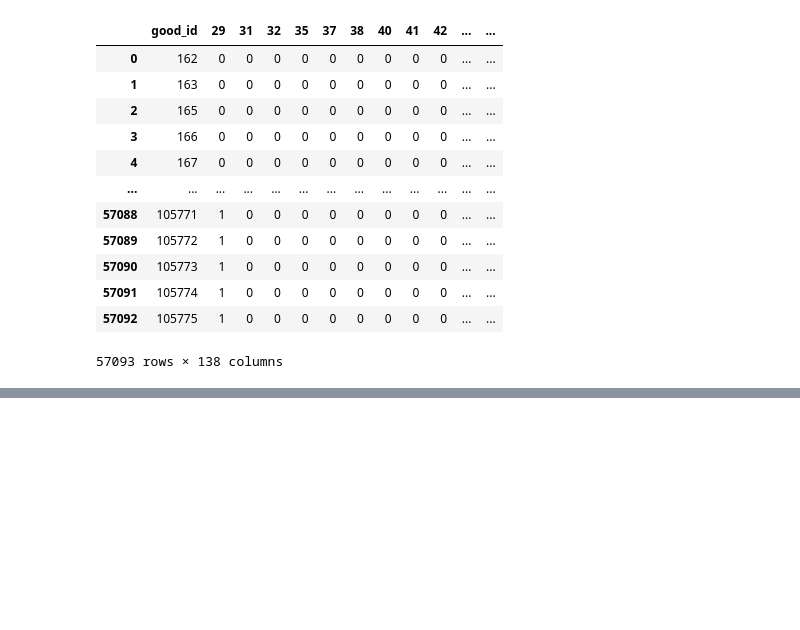
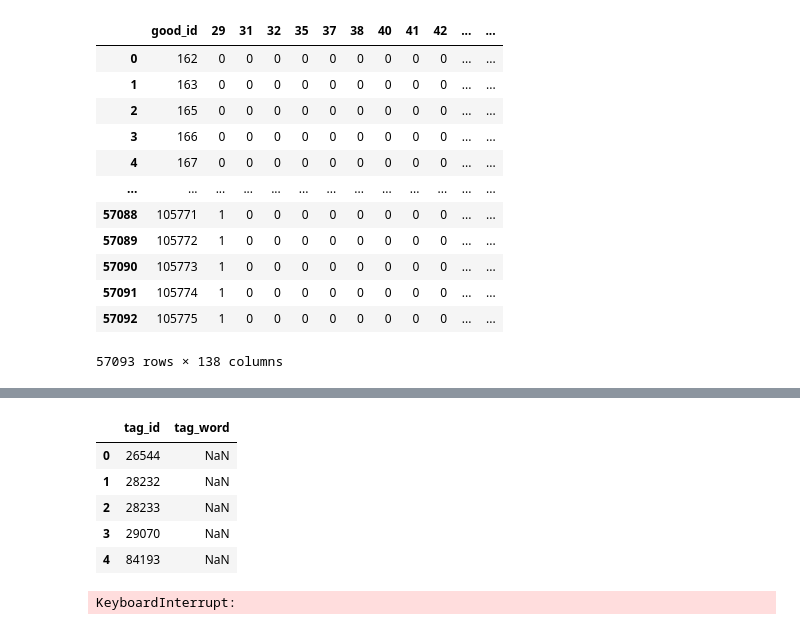
Before and after one commit to PooyaLaryan/BookStoreRecommenderSystem, a Jupyter notebook: GNN Proect/Book Store GNN Recommender System.ipynb, the cells around one changed output, grey strips where cells are left out. Saved outputs shown, nothing was run; the diff lists cells and outputs as text; code cells hidden in the pictures; blank space fills up the shorter version.

```diff
--- a/GNN Proect/Book Store GNN Recommender System.ipynb
+++ b/GNN Proect/Book Store GNN Recommender System.ipynb
@@ -99,0 +140,18 @@ good_id_to_category_df
+# %%
+publisher_df[publisher_df.tag_word.apply(lambda x:type(x) not in [str])]
+# %% [output]
+|  | tag_id | tag_word |
+| 0 | 26544 | NaN |
+| 1 | 28232 | NaN |
+| 2 | 28233 | NaN |
+| 3 | 29070 | NaN |
+| 4 | 84193 | NaN |
+# %%
+bert_model = SentenceTransformer('all-MiniLM-L6-v2')
+while(torch.no_grad()):
+    tags = bert_model.encode(category_df.node_title.to_list(), convert_to_tensor=True, show_progress_bar=True)
+    tags = tags.cpu()
+
+tags
+# %% [output]
+KeyboardInterrupt:
```
Also changed, not shown: parts of 4 cells of this notebook, 9 other files.
